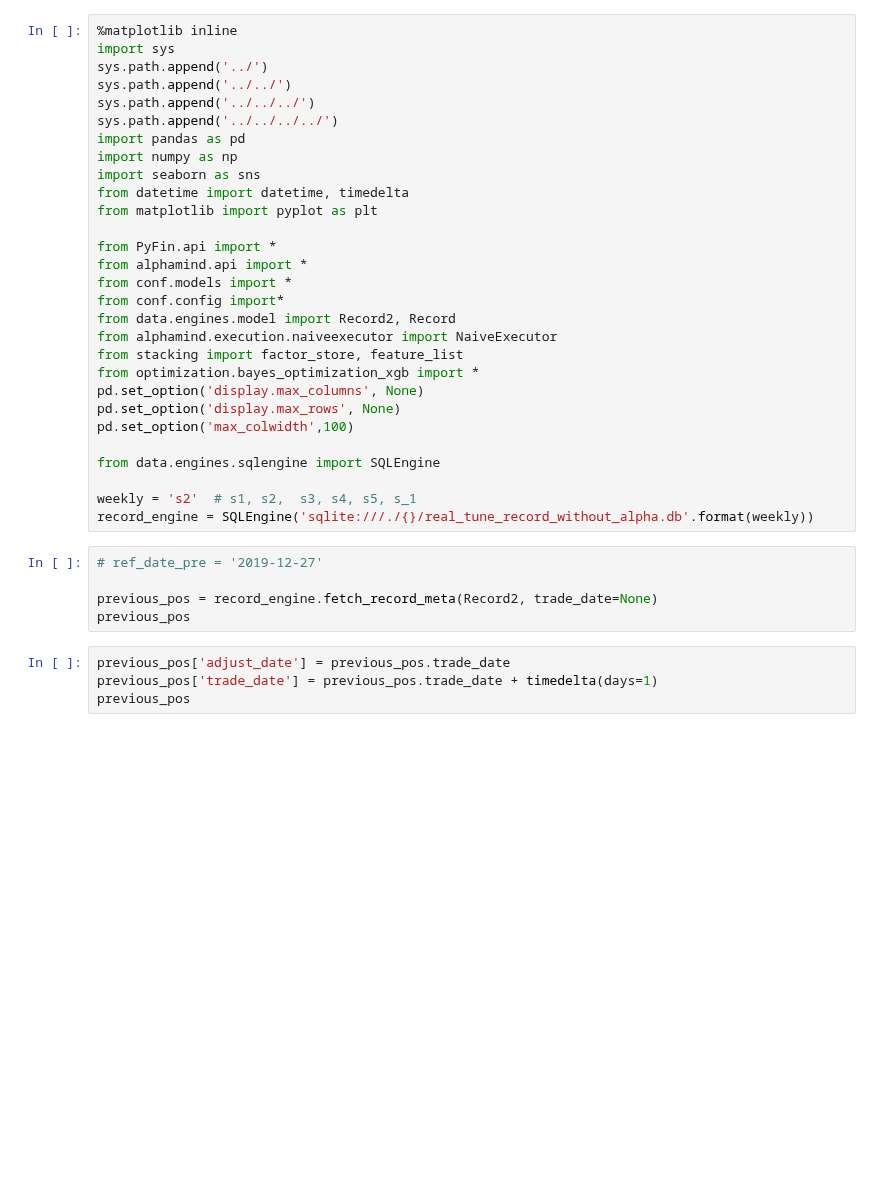
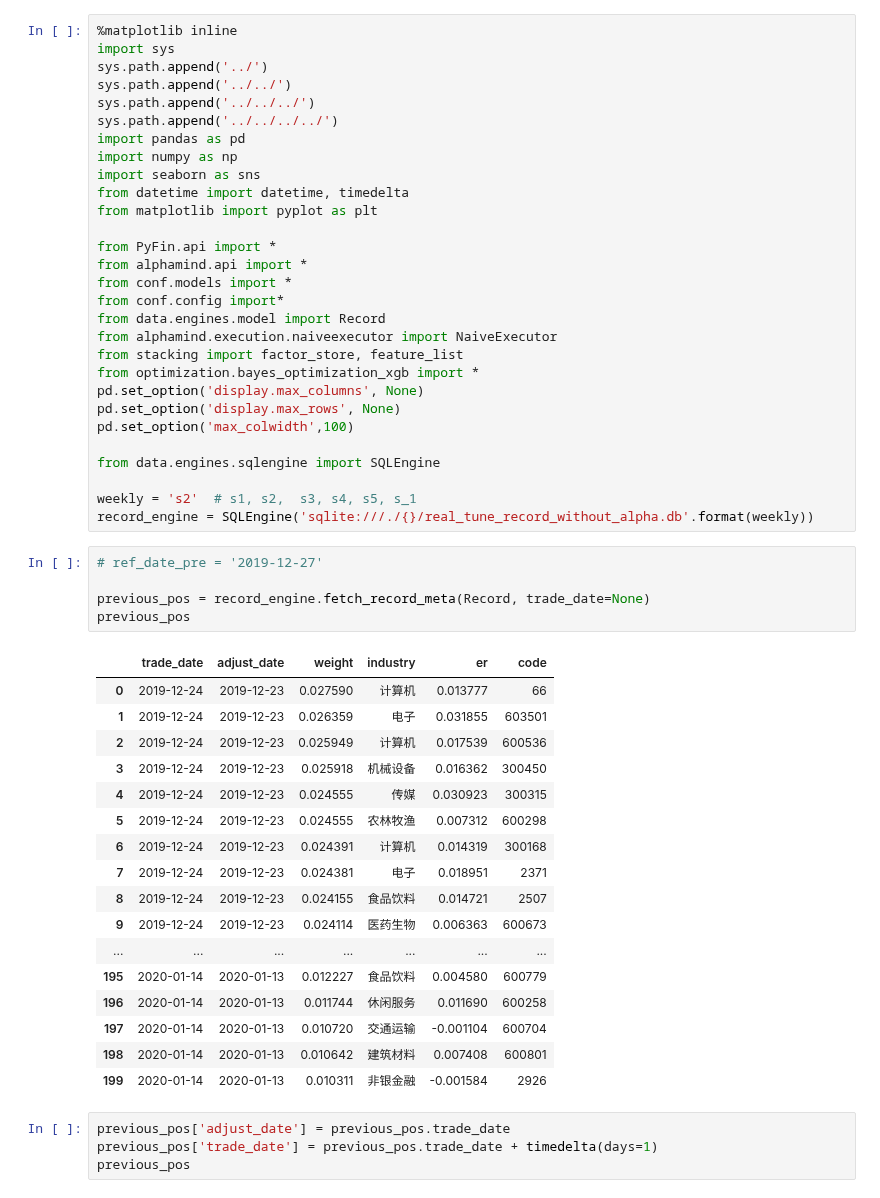
Before and after one commit to STHSF/MultiFactors, a Jupyter notebook: src/stacking/notebooks/cross_section/RealOperation/record_analysis.ipynb, the cells around one changed output. Drawn from its saved outputs; the diff is of its cells as text; blank space fills up the shorter version.

```diff
--- a/src/stacking/notebooks/cross_section/RealOperation/record_analysis.ipynb
+++ b/src/stacking/notebooks/cross_section/RealOperation/record_analysis.ipynb
@@ -15,7 +15,7 @@ from PyFin.api import *
 from alphamind.api import *
 from conf.models import *
 from conf.config import*
-from data.engines.model import Record2, Record
+from data.engines.model import Record
 from alphamind.execution.naiveexecutor import NaiveExecutor
 from stacking import factor_store, feature_list
 from optimization.bayes_optimization_xgb import *
@@ -30,8 +30,26 @@ record_engine = SQLEngine('sqlite:///./{}/real_tune_record_without_alpha.db'.for
 # %%
 # ref_date_pre = '2019-12-27'
 
-previous_pos = record_engine.fetch_record_meta(Record2, trade_date=None)
+previous_pos = record_engine.fetch_record_meta(Record, trade_date=None)
 previous_pos
+# %% [output]
+|  | trade_date | adjust_date | weight | industry | er | code |
+| 0 | 2019-12-24 | 2019-12-23 | 0.027590 | 计算机 | 0.013777 | 66 |
+| 1 | 2019-12-24 | 2019-12-23 | 0.026359 | 电子 | 0.031855 | 603501 |
+| 2 | 2019-12-24 | 2019-12-23 | 0.025949 | 计算机 | 0.017539 | 600536 |
+| 3 | 2019-12-24 | 2019-12-23 | 0.025918 | 机械设备 | 0.016362 | 300450 |
+| 4 | 2019-12-24 | 2019-12-23 | 0.024555 | 传媒 | 0.030923 | 300315 |
+| 5 | 2019-12-24 | 2019-12-23 | 0.024555 | 农林牧渔 | 0.007312 | 600298 |
+| 6 | 2019-12-24 | 2019-12-23 | 0.024391 | 计算机 | 0.014319 | 300168 |
+| 7 | 2019-12-24 | 2019-12-23 | 0.024381 | 电子 | 0.018951 | 2371 |
+| 8 | 2019-12-24 | 2019-12-23 | 0.024155 | 食品饮料 | 0.014721 | 2507 |
+| 9 | 2019-12-24 | 2019-12-23 | 0.024114 | 医药生物 | 0.006363 | 600673 |
+| ... | ... | ... | ... | ... | ... | ... |
+| 195 | 2020-01-14 | 2020-01-13 | 0.012227 | 食品饮料 | 0.004580 | 600779 |
+| 196 | 2020-01-14 | 2020-01-13 | 0.011744 | 休闲服务 | 0.011690 | 600258 |
+| 197 | 2020-01-14 | 2020-01-13 | 0.010720 | 交通运输 | -0.001104 | 600704 |
+| 198 | 2020-01-14 | 2020-01-13 | 0.010642 | 建筑材料 | 0.007408 | 600801 |
+| 199 | 2020-01-14 | 2020-01-13 | 0.010311 | 非银金融 | -0.001584 | 2926 |
 # %%
 previous_pos['adjust_date'] = previous_pos.trade_date
 previous_pos['trade_date'] = previous_pos.trade_date + timedelta(days=1)
```
Also changed, not shown: 20 other files.
